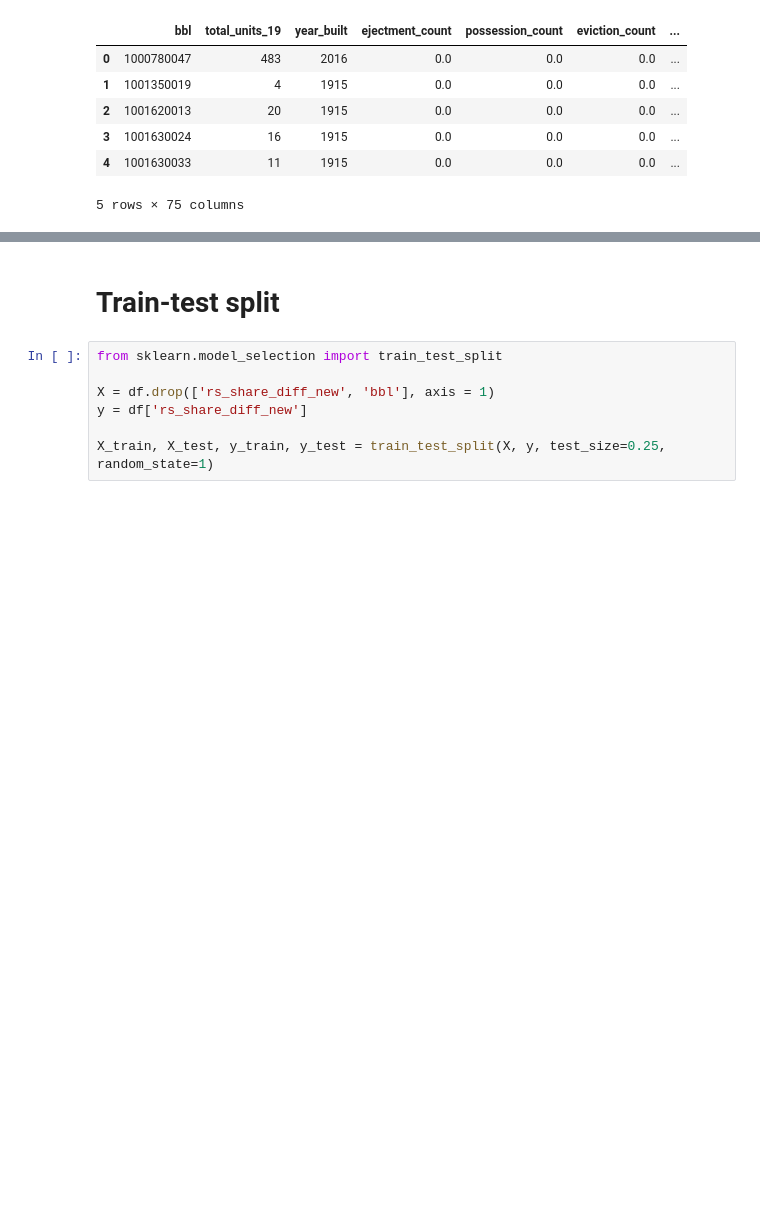
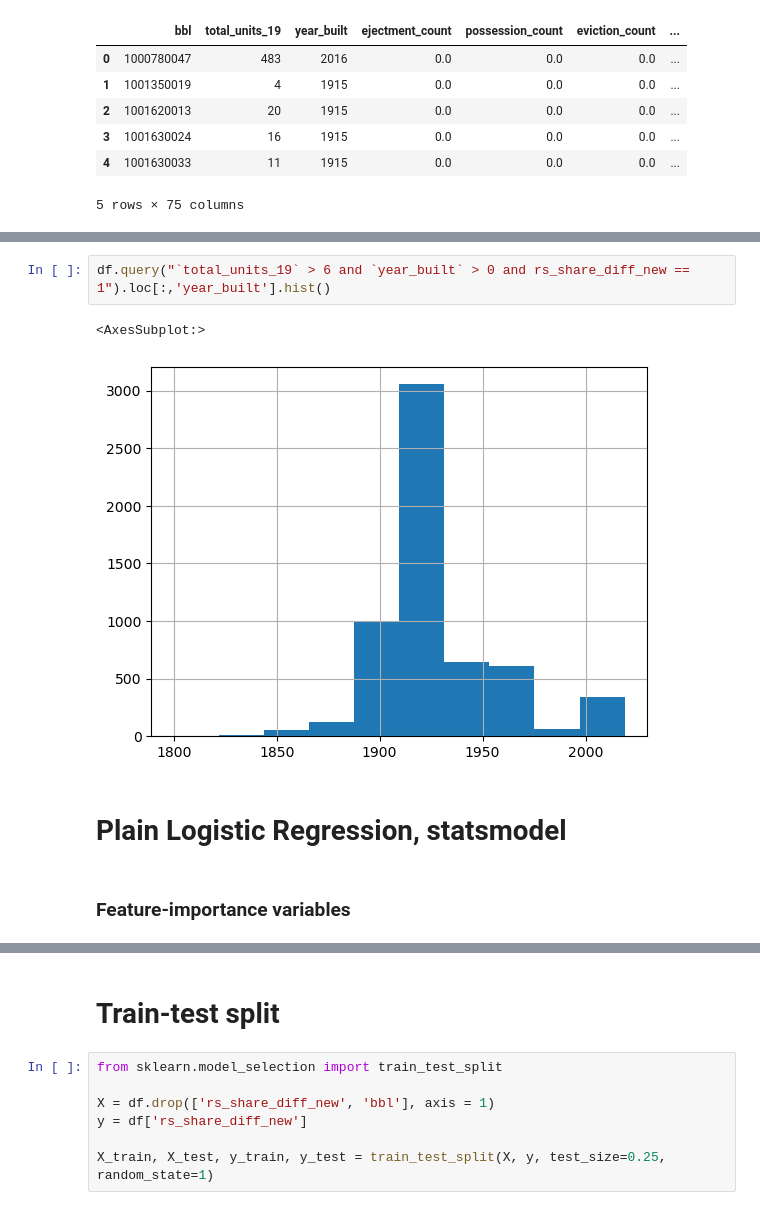
Before and after one commit to ajparaiso/MLC_SP23, a Jupyter notebook: 2.models/Logistic Regression.ipynb, the cells around one changed output, grey strips where cells are left out. Drawn from its saved outputs; the diff is of its cells as text; blank space fills up the shorter version.

```diff
--- a/2.models/Logistic Regression.ipynb
+++ b/2.models/Logistic Regression.ipynb
@@ -76,0 +43,9 @@ pop_mobile1_diff_state_pct_19_log1     0.9913      0.956      1.037      0.300
+# %%
+df.query("`total_units_19` > 6 and `year_built` > 0 and rs_share_diff_new == 1").loc[:,'year_built'].hist()
+# %% [output]
+<AxesSubplot:>
+[figure, added]
+# %% [markdown]
+# Plain Logistic Regression, statsmodel
+# %% [markdown]
+### Feature-importance variables
```
Also changed, not shown: parts of 17 cells of this notebook, 1 other file.
